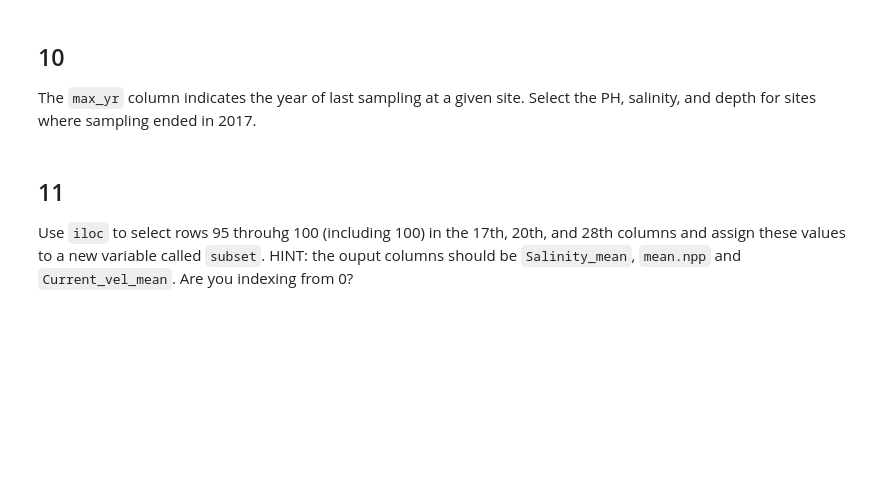
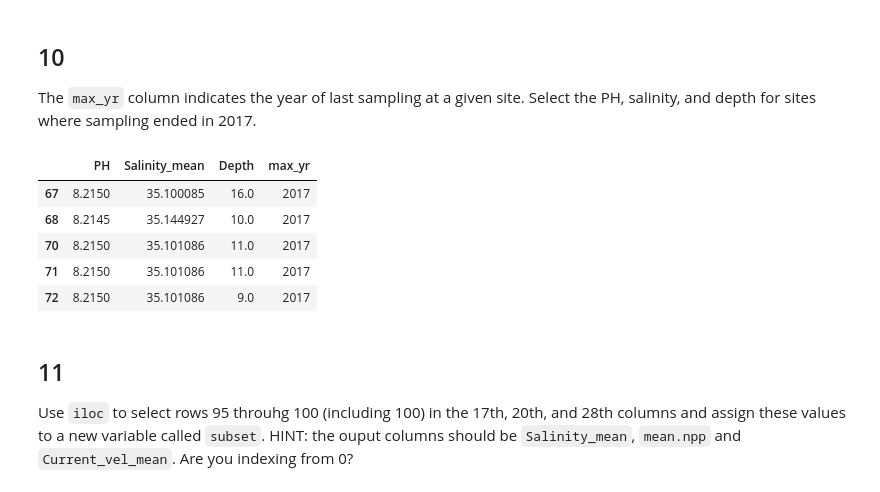
Before and after one commit to saingersoll/eds220-hwk-1, a Jupyter notebook: hwk1-task3.ipynb, the cells around one changed output. Saved outputs shown, nothing was run; the diff lists cells and outputs as text; code cells hidden in the pictures; blank space fills up the shorter version.

```diff
--- a/hwk1-task3.ipynb
+++ b/hwk1-task3.ipynb
@@ -216,3 +223,16 @@ The `max_yr` column indicates the year of last sampling at a given site. Select
+# %%
+coralchemistry = coral_div[['PH', 'Salinity_mean', 'Depth', 'max_yr']]          # This creates a data subset of the desired variables
+
+coralchem2017 = coralchemistry.loc[coralchemistry['max_yr']==2017]              # Stores data subset for the environmental factors for samples that ended in 2017
+
+coralchem2017.head()                                                            # Displays the first few lines of filtered data subset
+# %% [output]
+|  | PH | Salinity_mean | Depth | max_yr |
+| 67 | 8.2150 | 35.100085 | 16.0 | 2017 |
+| 68 | 8.2145 | 35.144927 | 10.0 | 2017 |
+| 70 | 8.2150 | 35.101086 | 11.0 | 2017 |
+| 71 | 8.2150 | 35.101086 | 11.0 | 2017 |
+| 72 | 8.2150 | 35.101086 | 9.0 | 2017 |
 # %% [markdown]
 ## 11
 Use `iloc` to select rows 95 throuhg 100 (including 100) in the 17th, 20th, and 28th columns and assign these values to a new variable called `subset`. HINT: the ouput columns should be `Salinity_mean`, `mean.npp` and `Current_vel_mean`. Are you indexing from 0?
```
Also changed, not shown: parts of 3 cells of this notebook.
